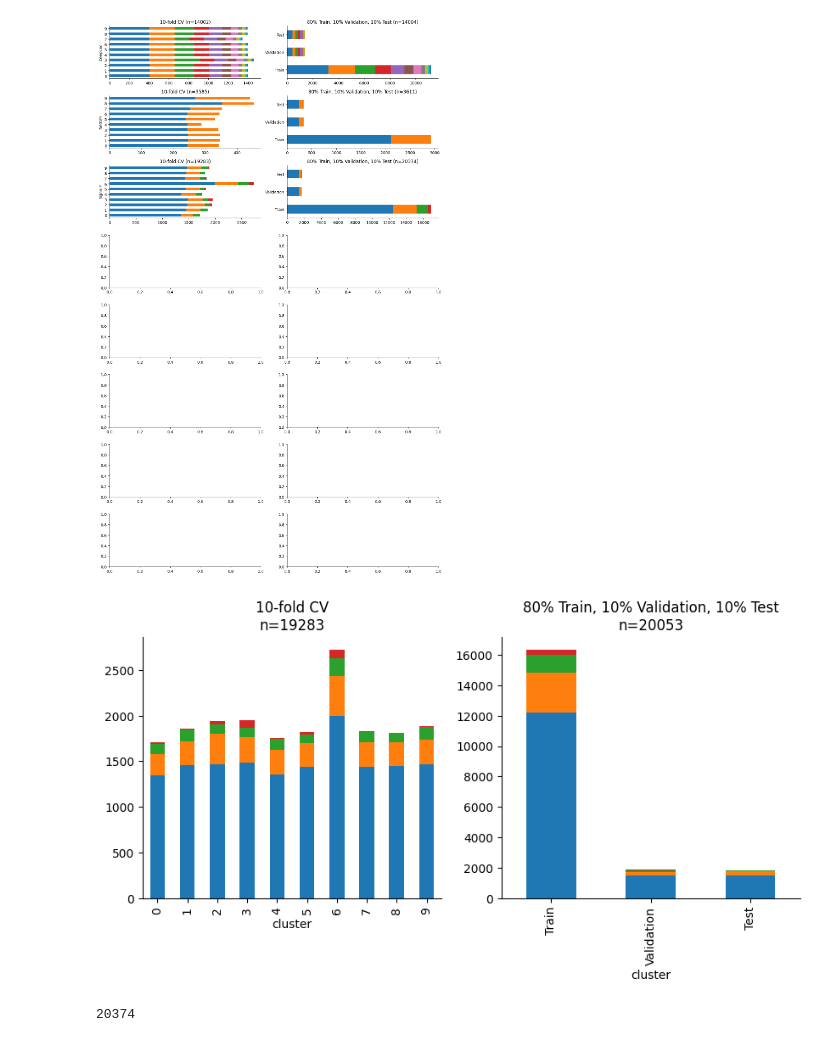
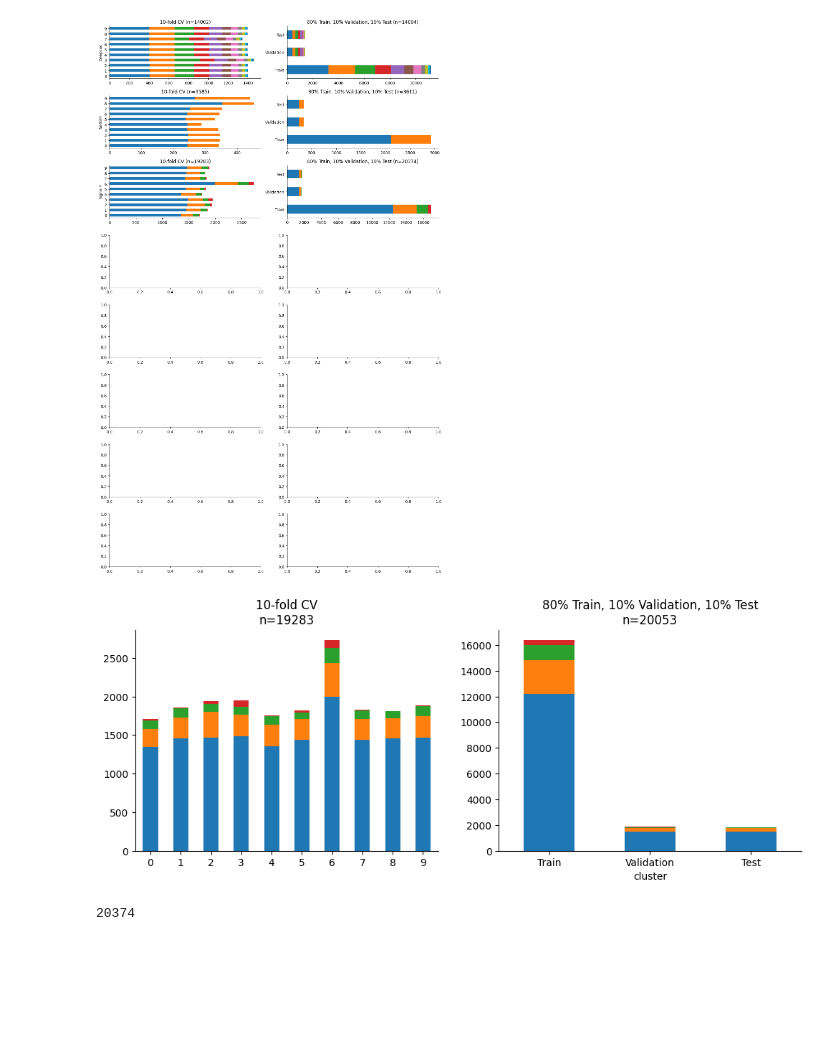
Before and after one commit to graph-part/graph-part, a Jupyter notebook: benchmarking/figures.ipynb, the cells around one changed output. Cells and saved outputs as stored; diff of their text form; code cells hidden in the pictures; blank space fills up the shorter version.

```diff
--- a/benchmarking/figures.ipynb
+++ b/benchmarking/figures.ipynb
@@ -516,39 +521,42 @@ plt.show()
 [figure]
 # %%
 ## show gain of retention by using trainvaltest on signalp
-fig, axes = plt.subplots(1,2, figsize=(10,4))
+fig, axes = plt.subplots(1,2, figsize=(12,4))
 df = pd.read_csv(f'results_splitmode/signalp_10fold.csv')
 df = df.groupby(['label-val', 'cluster']).count().reset_index()
 df = df.pivot(index='label-val', columns='cluster', values='AC')
 df = df.fillna(0)
 df = df.astype(int)
 df = df.rename(columns={0:'0', 1:'1', 2:'2', 3:'3', 4:'4', 5:'5', 6:'6', 7:'7', 8:'8', 9:'9'})
 
 # stacked barplot for each partition, no legend
 # labels sorted by count
 df = df.reindex(df.sum(axis=1).sort_values(ascending=False).index)
-df.T.plot.bar(stacked=True, ax=axes[0])
+df.T.plot.bar(stacked=True, ax=axes[0], rot=0)
 axes[0].set_title(f'10-fold CV\nn={df.sum().sum()}')
 axes[0].get_legend().remove()
 # axes[0].set_ylabel(title)
+axes[0].set_xlabel('')
 
 df = pd.read_csv(f'results_splitmode/signalp_t01va01_nm.csv')
 df = df.groupby(['label-val', 'cluster']).count().reset_index()
 df = df.pivot(index='label-val', columns='cluster', values='AC')
 df = df.fillna(0)
 df = df.astype(int)
 df = df.rename(columns={0:'Train', 1:'Validation', 2:'Test', 3:'3', 4:'4'})
 
 # stacked barplot for each partition, no legend
 # labels sorted by count
 df = df.reindex(df.sum(axis=1).sort_values(ascending=False).index)
-df.T.plot.bar(stacked=True, ax=axes[1])
+df.T.plot.bar(stacked=True, ax=axes[1], rot=0)
 axes[1].set_title(f'80% Train, 10% Validation, 10% Test\nn={df.sum().sum()}')
 axes[1].get_legend().remove()
 axes[1].set_ylabel('')
+axes[0].set_xlabel('')
+
 sns.despine()
 # %% [output]
-[figure, old version]
+[figure, new version]
 # %%
 df = pd.read_csv(f'results_splitmode/signalp_t01va01.csv')
 df = df.groupby(['label-val', 'cluster']).count().reset_index()
```
Also changed, not shown: parts of 4 cells of this notebook, 3 other files.
